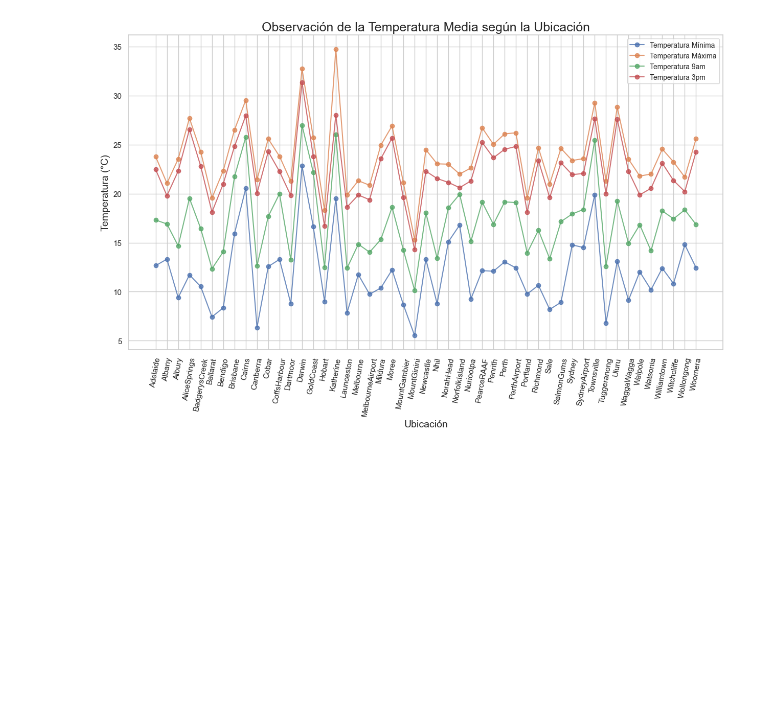
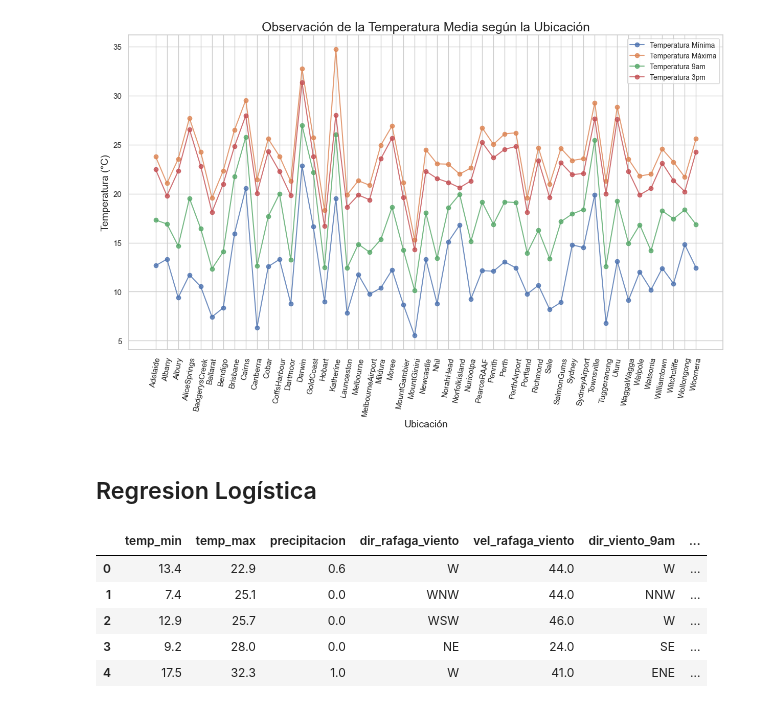
Before and after one commit to mariaRam2003/hdt6_mineria, a Jupyter notebook: HT6-EDA.ipynb, the cells around one changed output. Drawn from its saved outputs; the diff is of its cells as text; code cells hidden in the pictures; blank space fills up the shorter version.

```diff
--- a/HT6-EDA.ipynb
+++ b/HT6-EDA.ipynb
@@ -828,3 +828,5 @@ plt.xticks(rotation=80)
 plt.show()
 # %% [output]
 [figure]
+# %% [markdown]
+## Regresion Logística
@@ -830,0 +837,14 @@ plt.show()
+# %%
+# sepramos el input y el output en X y Y respectivamente
+
+Y = data['lluvia_manana']
+X = data.drop(['lluvia_manana', 'fecha', 'ubicacion'], axis=1)
+
+X.head()
+# %% [output]
+|  | temp_min | temp_max | precipitacion | dir_rafaga_viento | vel_rafaga_viento | dir_viento_9am | ... |
+| 0 | 13.4 | 22.9 | 0.6 | W | 44.0 | W | ... |
+| 1 | 7.4 | 25.1 | 0.0 | WNW | 44.0 | NNW | ... |
+| 2 | 12.9 | 25.7 | 0.0 | WSW | 46.0 | W | ... |
+| 3 | 9.2 | 28.0 | 0.0 | NE | 24.0 | SE | ... |
+| 4 | 17.5 | 32.3 | 1.0 | W | 41.0 | ENE | ... |
```
Also changed, not shown: parts of 8 cells of this notebook.
